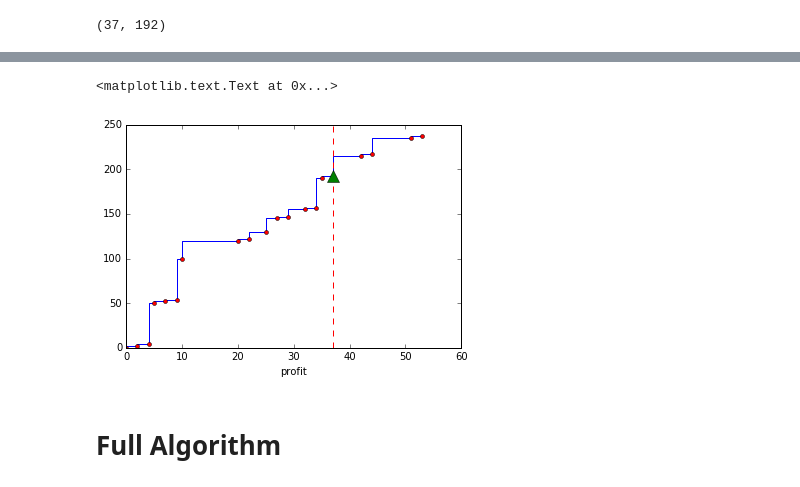
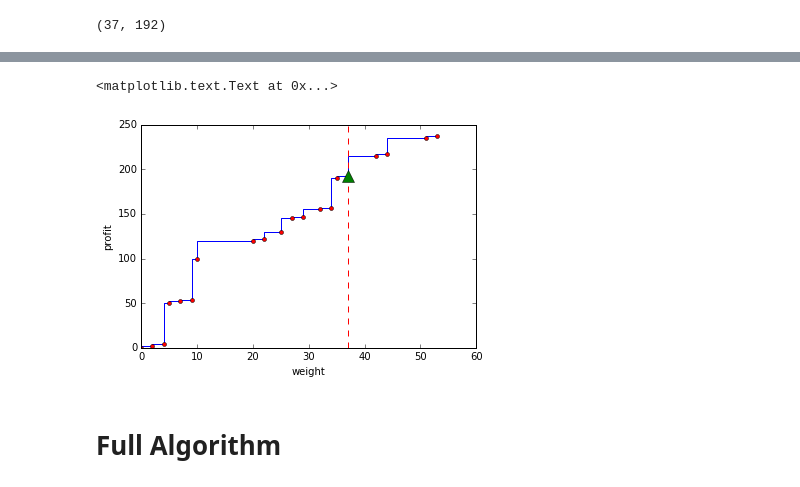
Before and after one commit to stashkov/pearls_of_algorithms, a Jupyter notebook: Nemhauser_Ullman/NemhauserUllmann.ipynb, the cells around one changed output, grey strips where cells are left out. Saved outputs shown, nothing was run; the diff lists cells and outputs as text; code cells hidden in the pictures.

```diff
--- a/Nemhauser_Ullman/NemhauserUllmann.ipynb
+++ b/Nemhauser_Ullman/NemhauserUllmann.ipynb
@@ -298,17 +305,17 @@ solution
 # %%
 x, y = zip(*all_pareto_optimal_solutions)
 plt.step(x, y)
 plt.plot(x, y, 'ro', ms=4)
 
 x, y = solution
 plt.axvline(x, linestyle = '--', color='red')
 plt.plot(x, y, 'g^', ms=12)
 
 plt.xlabel('weight')
-plt.xlabel('profit')
+plt.ylabel('profit')
 # %% [output]
 <matplotlib.text.Text at 0x...>
-[figure, old version]
+[figure, new version]
 # %% [markdown]
 # Full Algorithm
 # %%
```
Also changed, not shown: parts of 1 cell of this notebook.
